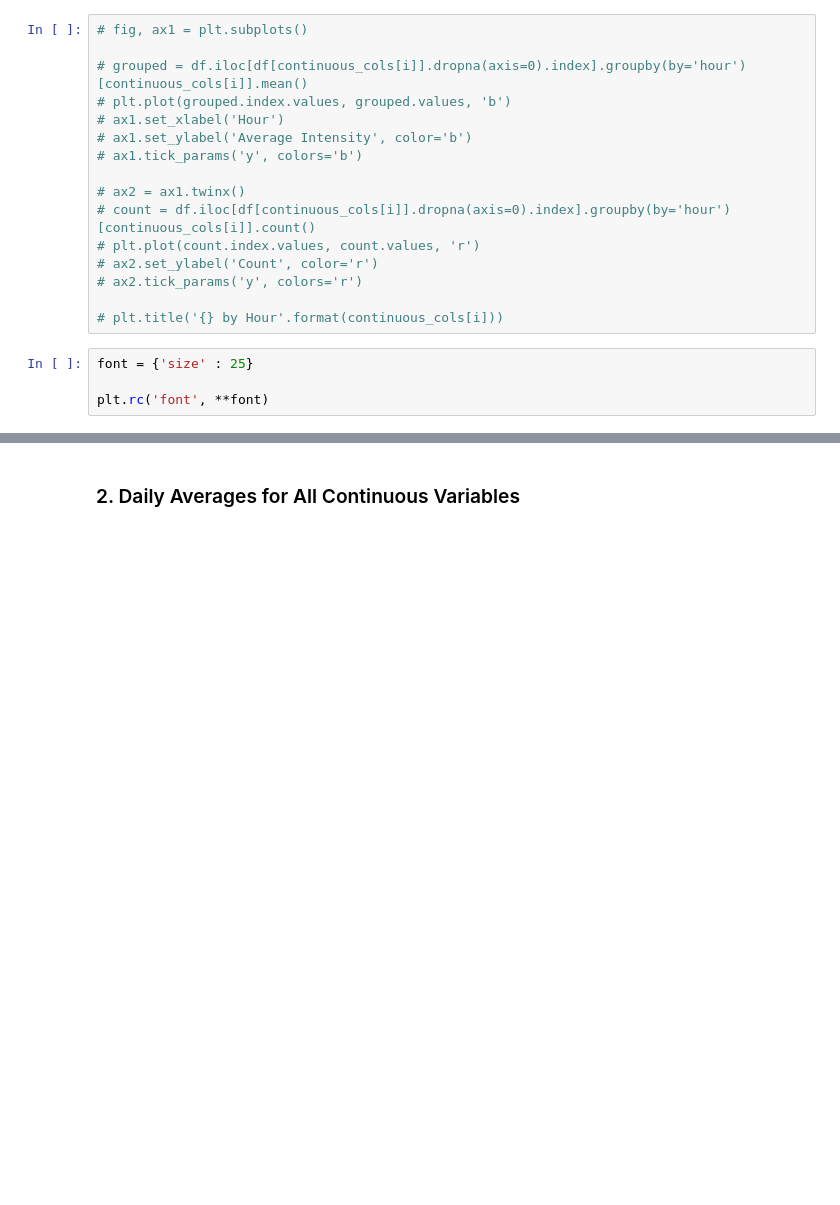
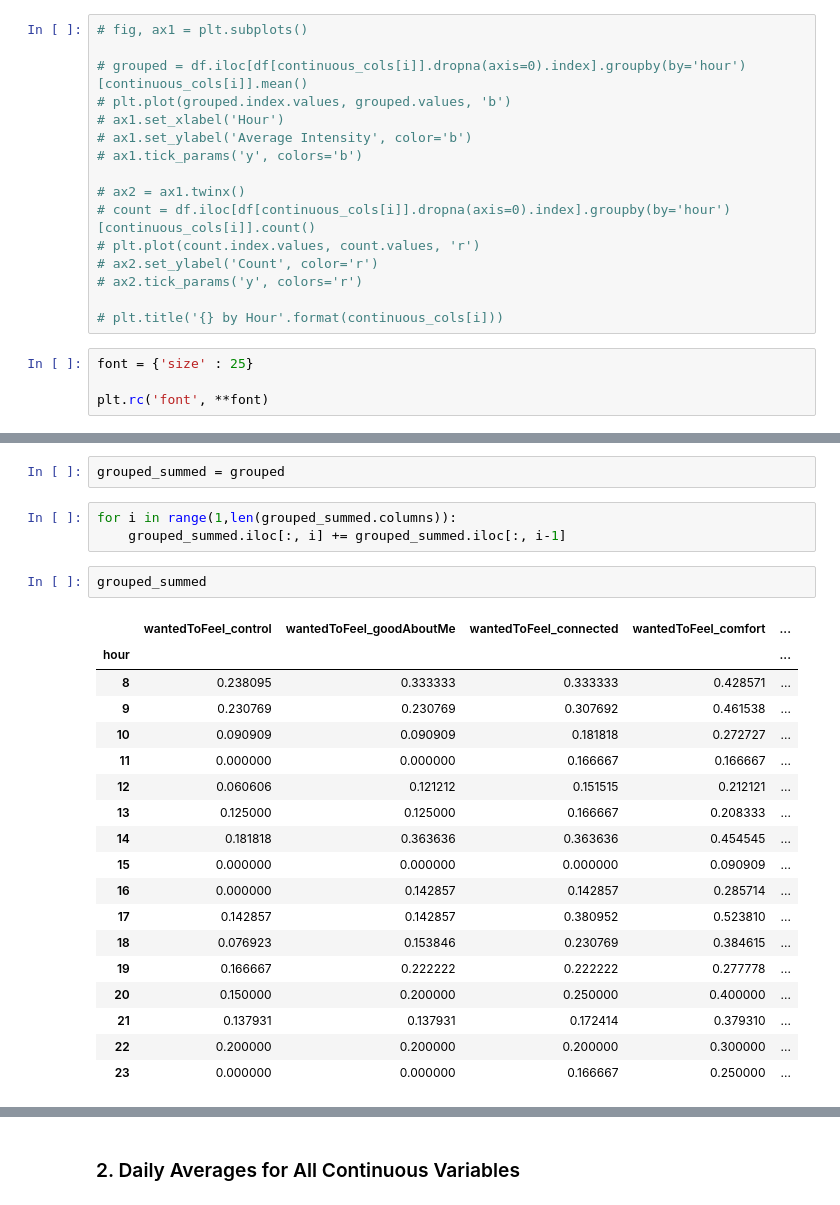
Before and after one commit to NathanZorndorf/self-qwantify-research, a Jupyter notebook: data-visualizations.ipynb, the cells around one changed output, grey strips where cells are left out. Cells and saved outputs as stored; diff of their text form; blank space fills up the shorter version.

```diff
--- a/data-visualizations.ipynb
+++ b/data-visualizations.ipynb
@@ -156,0 +222,26 @@ plt.tight_layout()
+# %%
+grouped_summed = grouped
+# %%
+for i in range(1,len(grouped_summed.columns)):
+    grouped_summed.iloc[:, i] += grouped_summed.iloc[:, i-1]
+# %%
+grouped_summed
+# %% [output]
+|  | wantedToFeel_control | wantedToFeel_goodAboutMe | wantedToFeel_connected | wantedToFeel_comfort | ... |
+| hour |  |  |  |  | ... |
+| 8 | 0.238095 | 0.333333 | 0.333333 | 0.428571 | ... |
+| 9 | 0.230769 | 0.230769 | 0.307692 | 0.461538 | ... |
+| 10 | 0.090909 | 0.090909 | 0.181818 | 0.272727 | ... |
+| 11 | 0.000000 | 0.000000 | 0.166667 | 0.166667 | ... |
+| 12 | 0.060606 | 0.121212 | 0.151515 | 0.212121 | ... |
+| 13 | 0.125000 | 0.125000 | 0.166667 | 0.208333 | ... |
+| 14 | 0.181818 | 0.363636 | 0.363636 | 0.454545 | ... |
+| 15 | 0.000000 | 0.000000 | 0.000000 | 0.090909 | ... |
+| 16 | 0.000000 | 0.142857 | 0.142857 | 0.285714 | ... |
+| 17 | 0.142857 | 0.142857 | 0.380952 | 0.523810 | ... |
+| 18 | 0.076923 | 0.153846 | 0.230769 | 0.384615 | ... |
+| 19 | 0.166667 | 0.222222 | 0.222222 | 0.277778 | ... |
+| 20 | 0.150000 | 0.200000 | 0.250000 | 0.400000 | ... |
+| 21 | 0.137931 | 0.137931 | 0.172414 | 0.379310 | ... |
+| 22 | 0.200000 | 0.200000 | 0.200000 | 0.300000 | ... |
+| 23 | 0.000000 | 0.000000 | 0.166667 | 0.250000 | ... |
```
Also changed, not shown: parts of 18 cells of this notebook, 1 other file.
